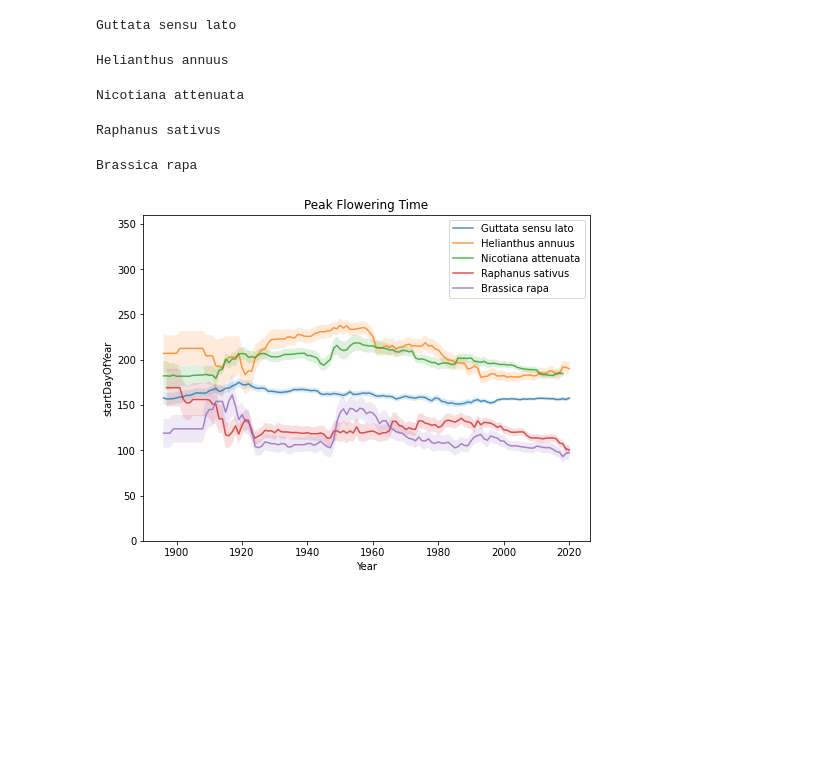
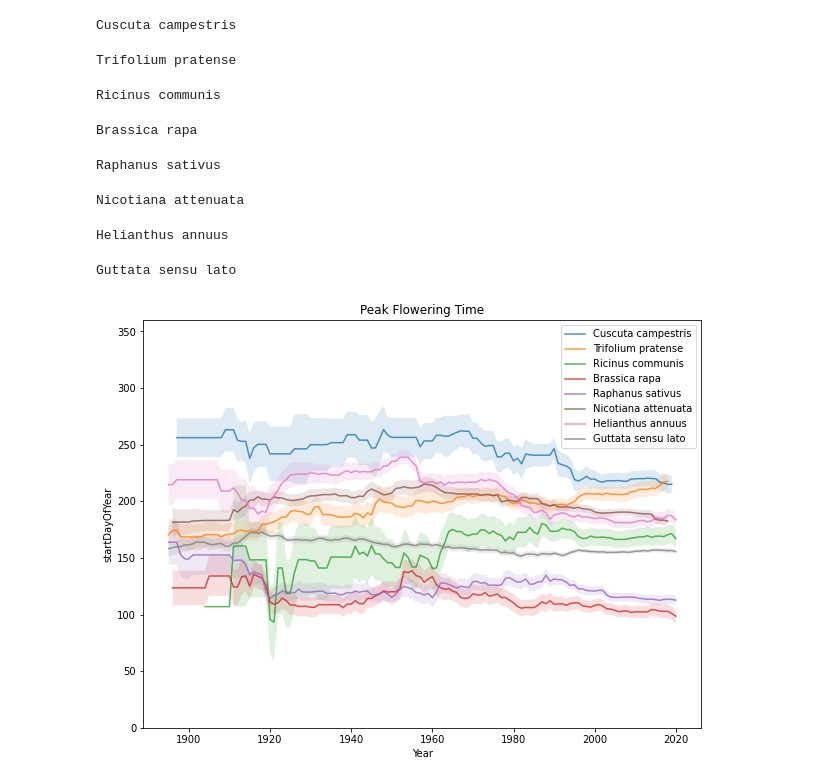
Before and after one commit to jackson-waschura/CSC488-Plant-Phenology, a Jupyter notebook: ChangeInPhenology.ipynb, the cells around one changed output. Saved outputs shown, nothing was run; the diff lists cells and outputs as text; code cells hidden in the pictures; blank space fills up the shorter version.

```diff
--- a/ChangeInPhenology.ipynb
+++ b/ChangeInPhenology.ipynb
@@ -4,6 +5,6 @@ import numpy as np
 import matplotlib.pyplot as plt
 from tqdm import tqdm
 # %%
-cch2 = pd.read_csv("continental_US_CCH2_2/full_dataset.csv")
+cch2 = pd.read_csv("continental_US_CCH2/full_dataset.csv")
 len(cch2)
 # %% [output]
@@ -43,2 +12,13 @@ Found 57 species of interest.
+# %%
+species_of_interest = [
+    "Cuscuta campestris",
+    "Trifolium pratense",
+    "Ricinus communis",
+    "Brassica rapa",
+    "Raphanus sativus",
+    "Nicotiana attenuata",
+    "Helianthus annuus",
+    "Guttata sensu lato"
+]
 # %%
 subsets = {}
@@ -145,40 +126,43 @@ for sp, subset in subsets.items():
 # %%
-window = 12
+window = 16
 
 for sp, subset in subsets.items():
     subset = subset[["year", "startDayOfYear", "flowering"]].dropna()
     avg_month_flower = []
     high_CI = []
     low_CI = []
     avg_month_years = []
     years = []
-    if len(subset) < 300:
+    if len(subset) < 100:
         continue
     else:
         print(sp, flush=True)
     for center_yr in tqdm(range(subset["year"].min(), subset["year"].max()+1)):
         considered = subset.loc[(abs(subset["year"] - center_yr) <= window)].drop("year", axis=1)
         flowering_days = considered.loc[considered["flowering"]==1, "startDayOfYear"]
         avg_month_flower.append(flowering_days.mean())
         high_CI.append(flowering_days.mean() + flowering_days.std()/np.sqrt(len(flowering_days)))
         low_CI.append(flowering_days.mean() - flowering_days.std()/np.sqrt(len(flowering_days)))
         avg_month_years.append(center_yr)
     avg_month_flower = np.array(avg_month_flower)
     avg_month_years = np.array(avg_month_years)
     years = np.array(years)
     plt.fill_between(avg_month_years, low_CI, high_CI, alpha=0.15)
     plt.plot(avg_month_years, avg_month_flower, alpha=0.8, label=sp)
 plt.xlabel("Year")
 plt.ylabel("startDayOfYear")
 plt.legend()
 plt.ylim((0, 360))
-plt.gcf().set_size_inches(8, 6)
+plt.gcf().set_size_inches(10, 7.5)
 plt.title("Peak Flowering Time")
 plt.show()
 # %% [output]
-Guttata sensu lato
+Cuscuta campestris
-Helianthus annuus
+Trifolium pratense
-Nicotiana attenuata
+Ricinus communis
-Raphanus sativus
+Brassica rapa
-Brassica rapa
+Raphanus sativus
+Nicotiana attenuata
+Helianthus annuus
+Guttata sensu lato
-[figure, old version]
+[figure, new version]
```
Also changed, not shown: parts of 21 cells of this notebook, 2 other files.
